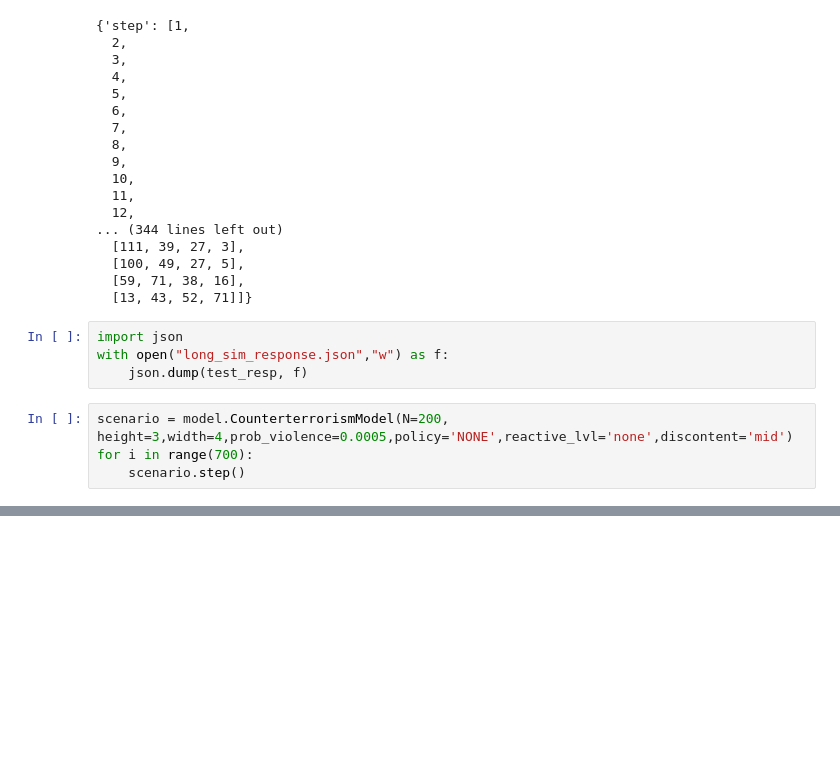
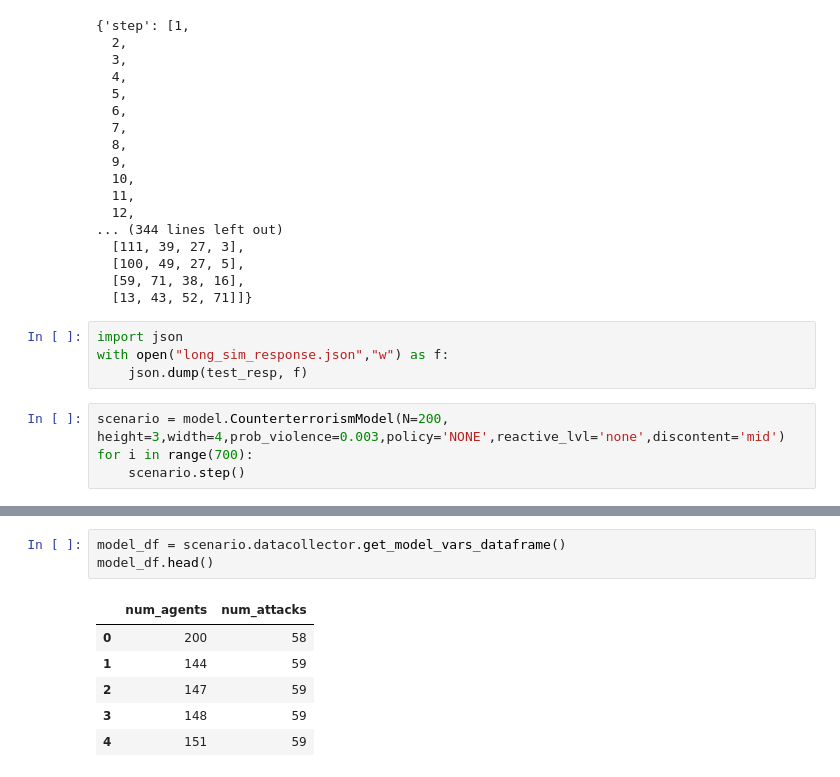
Before and after one commit to natalie-ayers/scientific-computing-counterterrorism-modeling, a Jupyter notebook: cloud_function_scratch.ipynb, the cells around one changed output, grey strips where cells are left out. Cells and saved outputs as stored; diff of their text form; blank space fills up the shorter version.

```diff
--- a/cloud_function_scratch.ipynb
+++ b/cloud_function_scratch.ipynb
@@ -245,6 +267,6 @@ import json
 with open("long_sim_response.json","w") as f:
     json.dump(test_resp, f)
 # %%
-scenario = model.CounterterrorismModel(N=200, height=3,width=4,prob_violence=0.0005,policy='NONE',reactive_lvl='none',discontent='mid')
+scenario = model.CounterterrorismModel(N=200, height=3,width=4,prob_violence=0.003,policy='NONE',reactive_lvl='none',discontent='mid')
 for i in range(700):
     scenario.step()
@@ -250,0 +280,10 @@ for i in range(700):
+# %%
+model_df = scenario.datacollector.get_model_vars_dataframe()
+model_df.head()
+# %% [output]
+|  | num_agents | num_attacks |
+| 0 | 200 | 58 |
+| 1 | 144 | 59 |
+| 2 | 147 | 59 |
+| 3 | 148 | 59 |
+| 4 | 151 | 59 |
```
Also changed, not shown: parts of 2 cells of this notebook, 3 other files.
